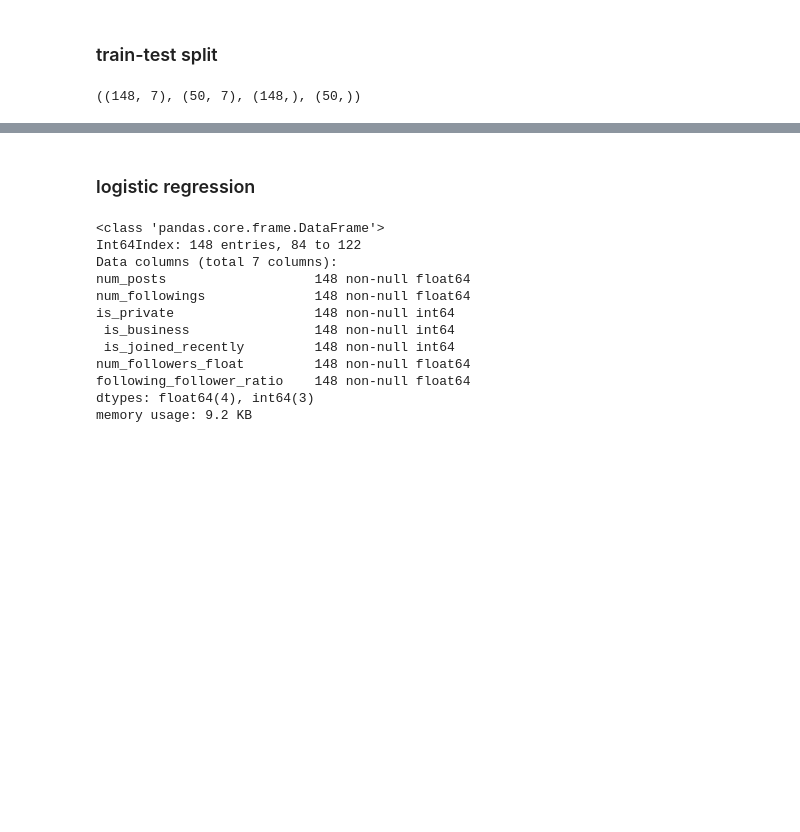
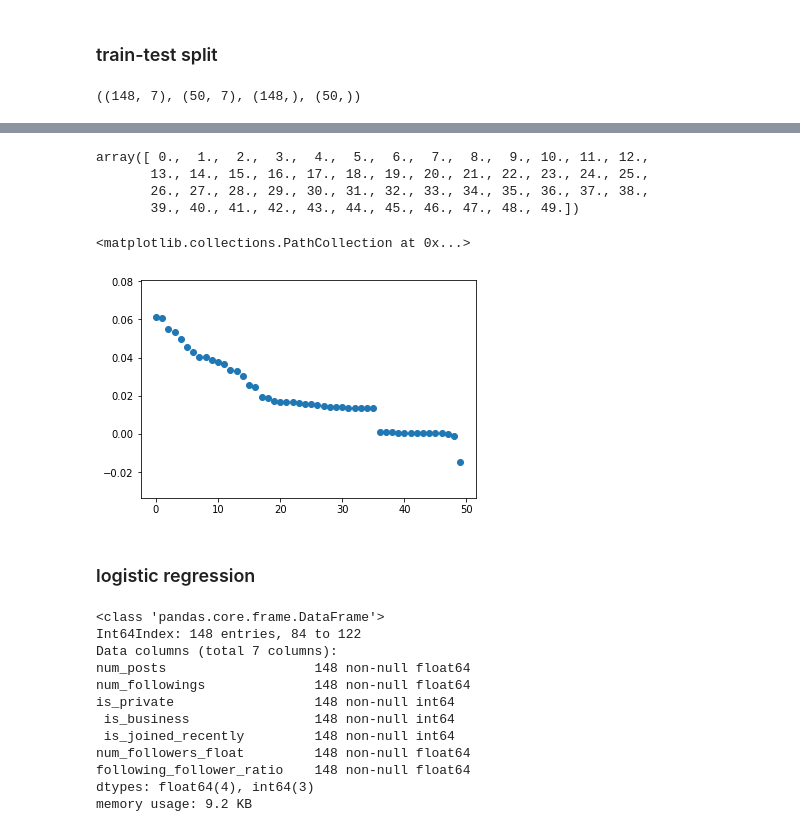
Before and after one commit to liyingli0818/instagram_account_type_predictor, a Jupyter notebook: Baseline_model.ipynb, the cells around one changed output, grey strips where cells are left out. Cells and saved outputs as stored; diff of their text form; code cells hidden in the pictures; blank space fills up the shorter version.

```diff
--- a/Baseline_model.ipynb
+++ b/Baseline_model.ipynb
@@ -56,0 +83,4 @@ X_train.shape, X_test.shape, y_train.shape, y_test.shape
+# %%
+model = LinearRegression()
+# %%
+model.fit(X_train, y_train)
@@ -56,0 +89,2 @@ X_train.shape, X_test.shape, y_train.shape, y_test.shape
+# %%
+y_pred = model.predict(X_test)
@@ -57,3 +104,17 @@ X_train.shape, X_test.shape, y_train.shape, y_test.shape
+# %%
+x = np.linspace(0, 49)
+# %%
+x
+# %% [output]
+array([ 0.,  1.,  2.,  3.,  4.,  5.,  6.,  7.,  8.,  9., 10., 11., 12.,
+       13., 14., 15., 16., 17., 18., 19., 20., 21., 22., 23., 24., 25.,
+       26., 27., 28., 29., 30., 31., 32., 33., 34., 35., 36., 37., 38.,
+       39., 40., 41., 42., 43., 44., 45., 46., 47., 48., 49.])
+# %%
+plt.scatter(x, sorted(y_pred, reverse=True))
+# %% [output]
+<matplotlib.collections.PathCollection at 0x...>
+[figure, added]
 # %% [markdown]
 ### logistic regression
 # %%
```
Also changed, not shown: parts of 13 cells of this notebook.
